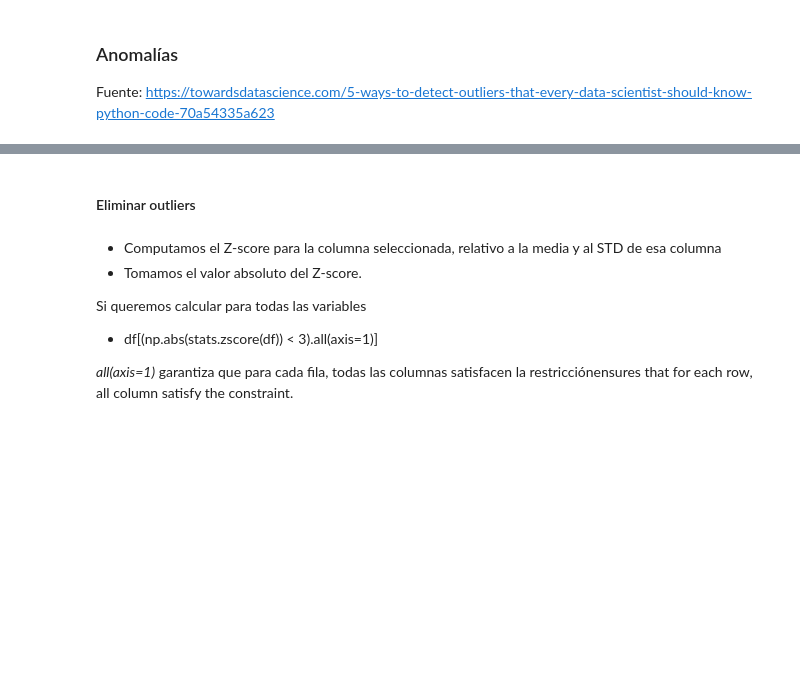
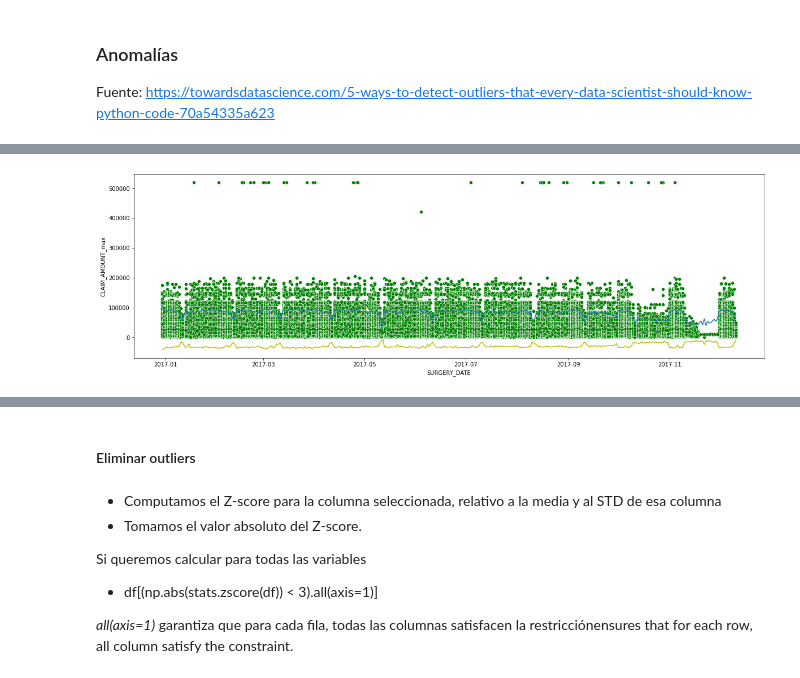
Before and after one commit to matog/Flacso_ciencia_de_datos_python_2023, a Jupyter notebook: Clase5/6-NTR Vaidya Seva.ipynb, the cells around one changed output, grey strips where cells are left out. Saved outputs shown, nothing was run; the diff lists cells and outputs as text; code cells hidden in the pictures; blank space fills up the shorter version.

```diff
--- a/Clase5/6-NTR Vaidya Seva.ipynb
+++ b/Clase5/6-NTR Vaidya Seva.ipynb
@@ -519,34 +910,36 @@ data_graph['CLAIM_AMOUNT_RM'] = data_graph['CLAIM_AMOUNT'].rolling(5).mean()
 # %%
 fig, ax = plt.subplots(figsize=(20, 6))
 
 sns.lineplot(x='SURGERY_DATE',
              y='CLAIM_AMOUNT_max',
              data=data_graph,
              ci=False)
 
 sns.lineplot(x='SURGERY_DATE',
              y='CLAIM_AMOUNT_min',
              data=data_graph,
              color='y',
              ci=False)
 
 sns.lineplot(x='SURGERY_DATE',
              y='CLAIM_AMOUNT',
              data=data_graph,
              color='g')
 
-# sns.scatterplot(x='SURGERY_DATE',
-#              y='CLAIM_AMOUNT',
-#              data=data_graph,
-#              color='g')
+sns.scatterplot(x='SURGERY_DATE',
+             y='CLAIM_AMOUNT',
+             data=data_graph,
+             color='g')
 
 # ax.axes.set_title("Date and Claim Amount",fontsize=20)
 # ax.set_xlabel("Date",fontsize=15)
 # ax.set_ylabel("Claim Amount",fontsize=15)
 # ax.tick_params(labelsize=5)
 # plt.xticks(rotation=45)
 
 plt.show()
+# %% [output]
+[figure, added]
 # %%
 # Agrupamos los datos por fecha, con el promedio del CLAIM_AMOUNT
 graph = data_graph.groupby(['SURGERY_DATE']).agg({'CLAIM_AMOUNT': 'mean'}).reset_index()
```
Also changed, not shown: parts of 65 cells of this notebook.
